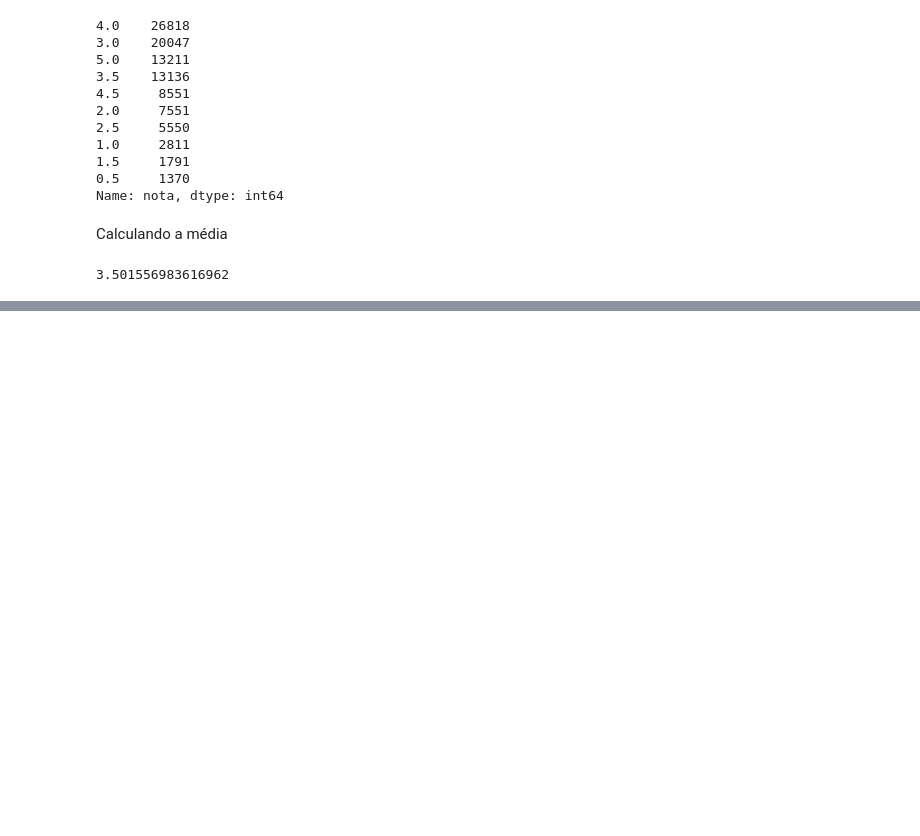
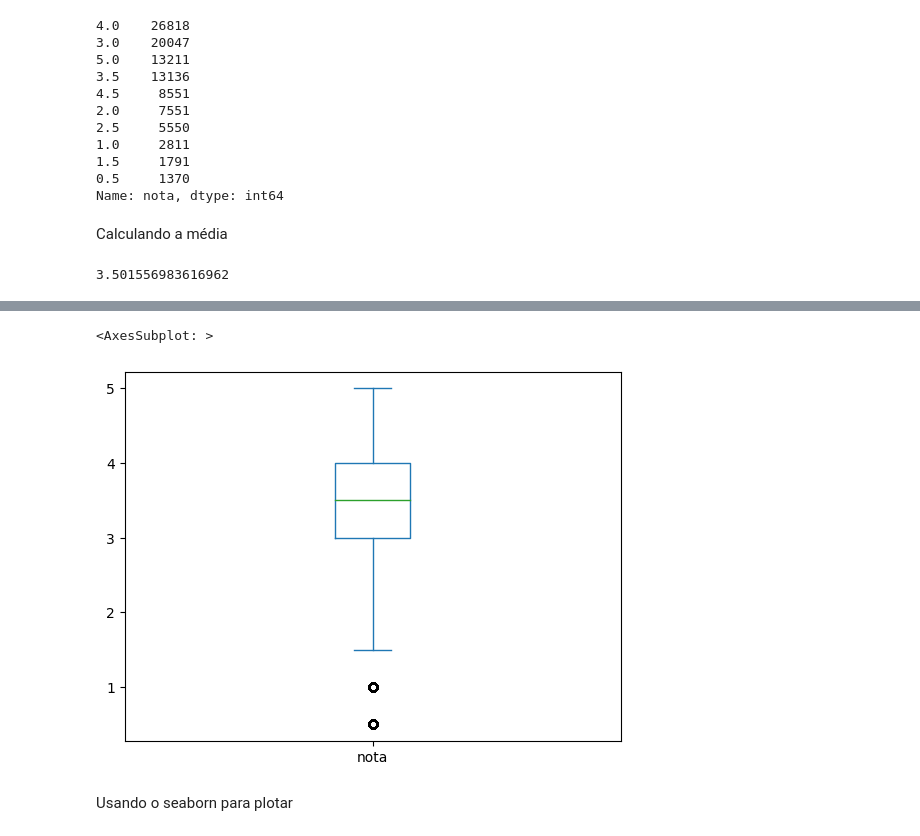
Before and after one commit to Jeidsan/data-science, a Jupyter notebook: 1. Data Science - análise e visualização de dados/2. Aula.ipynb, the cells around one changed output, grey strips where cells are left out. Saved outputs shown, nothing was run; the diff lists cells and outputs as text; code cells hidden in the pictures; blank space fills up the shorter version.

```diff
--- a/1. Data Science - análise e visualização de dados/2. Aula.ipynb
+++ b/1. Data Science - análise e visualização de dados/2. Aula.ipynb
@@ -84,0 +108,7 @@ notas["nota"].mean()
+# %%
+notas.nota.plot(kind='box')
+# %% [output]
+<AxesSubplot: >
+[figure, added]
+# %% [markdown]
+Usando o seaborn para plotar
```
Also changed, not shown: parts of 21 cells of this notebook.
